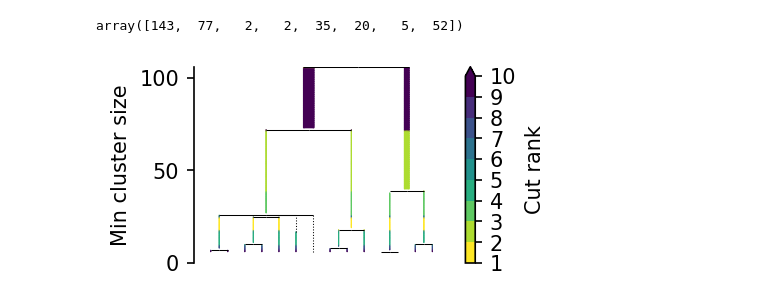
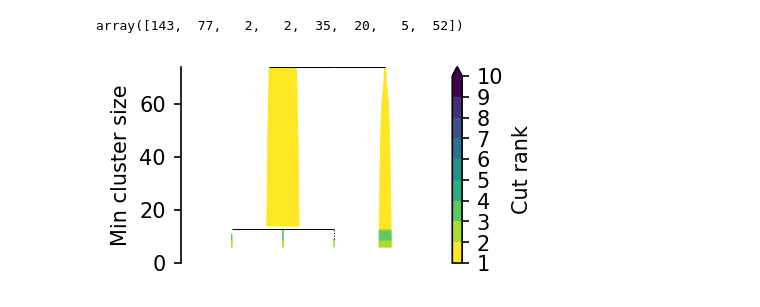
Before and after one commit to JelmerBot/fast_plscan, a Jupyter notebook: docs/demo_parameter_sensitivity.ipynb, the cells around one changed output. Cells and saved outputs as stored; diff of their text form; code cells hidden in the pictures.

```diff
--- a/docs/demo_parameter_sensitivity.ipynb
+++ b/docs/demo_parameter_sensitivity.ipynb
@@ -795,9 +910,9 @@ c
 # %% [output]
 array([143,  77,   2,   2,  35,  20,   5,  52])
 # %%
-X = np.load("data/generated/benchmark_sensitivity_ecoli_embedding.npy")
+X = np.load("data/generated/benchmark_sensitivity_ecoli_features.npy")
 c = PLSCAN().fit(X)
 c.leaf_tree_.plot()
 plt.show()
 # %% [output]
-[figure, old version]
+[figure, new version]
```
Also changed, not shown: parts of 25 cells of this notebook, 37 other files.
